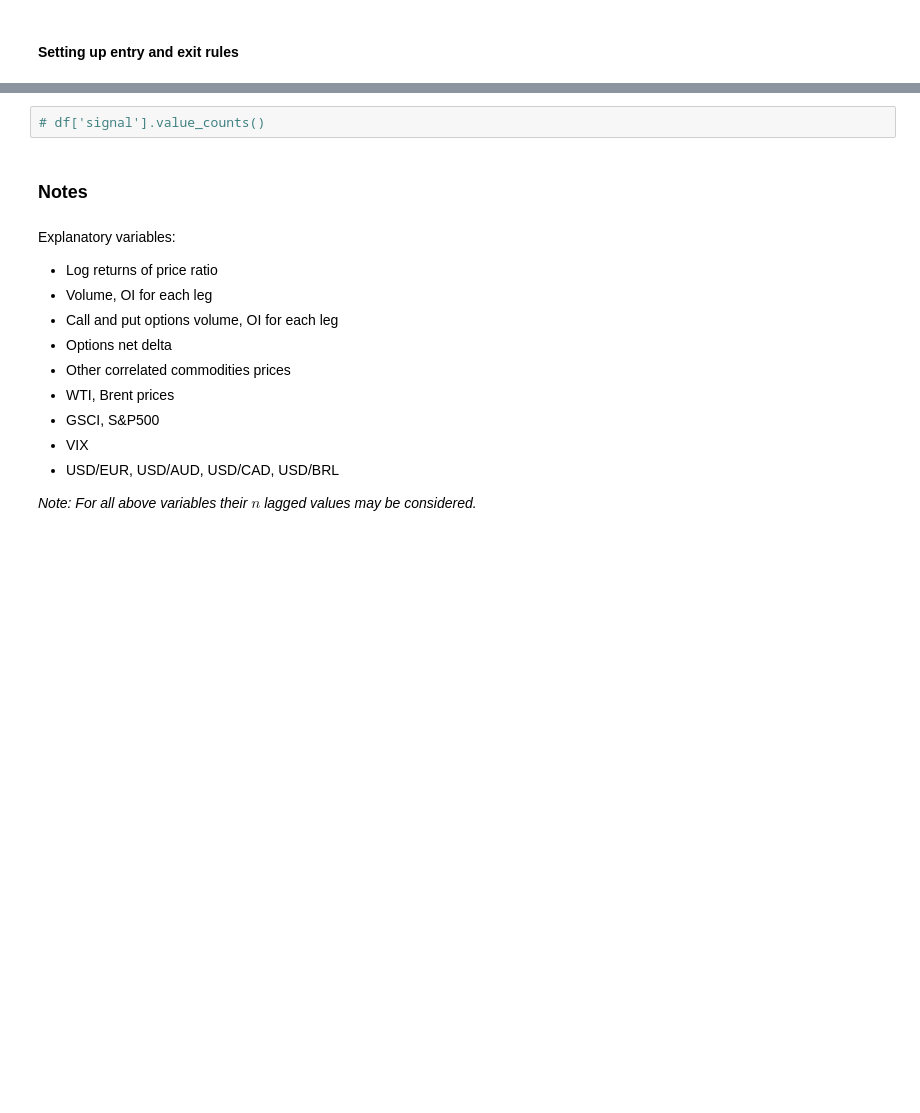
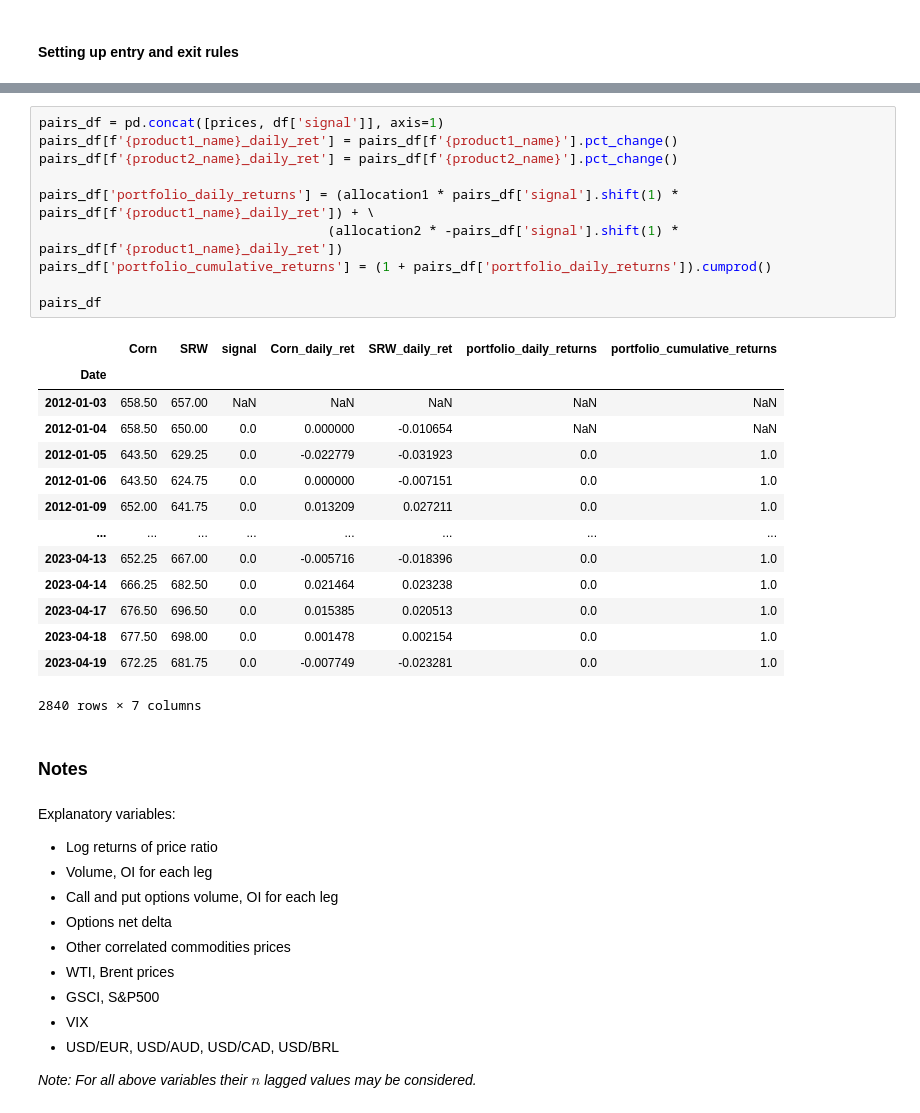
Before and after one commit to vzinkovski/commodities_mean_reversion_pairs_trading, a Jupyter notebook: pairs_trading_mean_reversion.ipynb, the cells around one changed output, grey strips where cells are left out. Drawn from its saved outputs; the diff is of its cells as text; blank space fills up the shorter version.

```diff
--- a/pairs_trading_mean_reversion.ipynb
+++ b/pairs_trading_mean_reversion.ipynb
@@ -191,5 +384,28 @@ for i in range(1, len(df)):
-# %%
-# df['signal'].value_counts()
+# %%
+pairs_df = pd.concat([prices, df['signal']], axis=1)
+pairs_df[f'{product1_name}_daily_ret'] = pairs_df[f'{product1_name}'].pct_change()
+pairs_df[f'{product2_name}_daily_ret'] = pairs_df[f'{product2_name}'].pct_change()
+
+pairs_df['portfolio_daily_returns'] = (allocation1 * pairs_df['signal'].shift(1) * pairs_df[f'{product1_name}_daily_ret']) + \
+                                     (allocation2 * -pairs_df['signal'].shift(1) * pairs_df[f'{product1_name}_daily_ret'])
+pairs_df['portfolio_cumulative_returns'] = (1 + pairs_df['portfolio_daily_returns']).cumprod()
+
+pairs_df
+# %% [output]
+|  | Corn | SRW | signal | Corn_daily_ret | SRW_daily_ret | portfolio_daily_returns | portfolio_cumulative_returns |
+| Date |  |  |  |  |  |  |  |
+| 2012-01-03 | 658.50 | 657.00 | NaN | NaN | NaN | NaN | NaN |
+| 2012-01-04 | 658.50 | 650.00 | 0.0 | 0.000000 | -0.010654 | NaN | NaN |
+| 2012-01-05 | 643.50 | 629.25 | 0.0 | -0.022779 | -0.031923 | 0.0 | 1.0 |
+| 2012-01-06 | 643.50 | 624.75 | 0.0 | 0.000000 | -0.007151 | 0.0 | 1.0 |
+| 2012-01-09 | 652.00 | 641.75 | 0.0 | 0.013209 | 0.027211 | 0.0 | 1.0 |
+| ... | ... | ... | ... | ... | ... | ... | ... |
+| 2023-04-13 | 652.25 | 667.00 | 0.0 | -0.005716 | -0.018396 | 0.0 | 1.0 |
+| 2023-04-14 | 666.25 | 682.50 | 0.0 | 0.021464 | 0.023238 | 0.0 | 1.0 |
+| 2023-04-17 | 676.50 | 696.50 | 0.0 | 0.015385 | 0.020513 | 0.0 | 1.0 |
+| 2023-04-18 | 677.50 | 698.00 | 0.0 | 0.001478 | 0.002154 | 0.0 | 1.0 |
+| 2023-04-19 | 672.25 | 681.75 | 0.0 | -0.007749 | -0.023281 | 0.0 | 1.0 |
+2840 rows × 7 columns
 # %% [markdown]
 ### Notes
 # %% [markdown]
```
Also changed, not shown: parts of 23 cells of this notebook.
